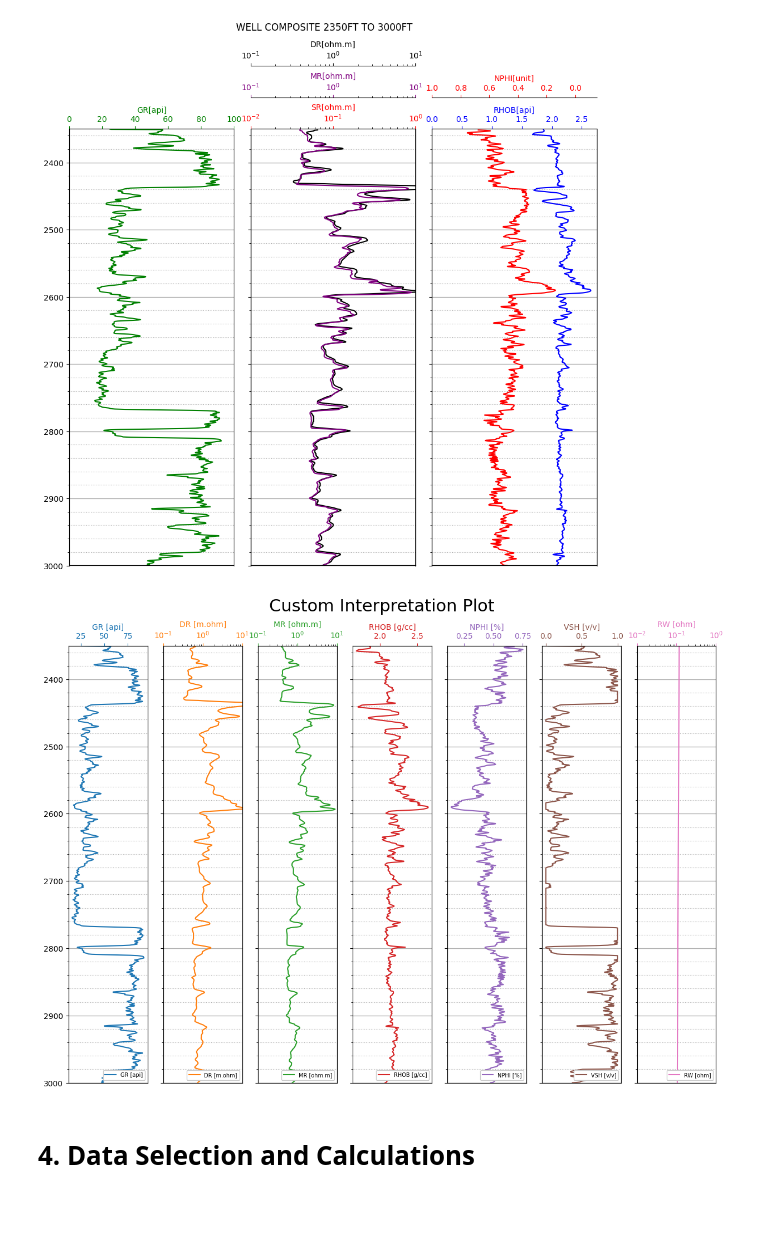
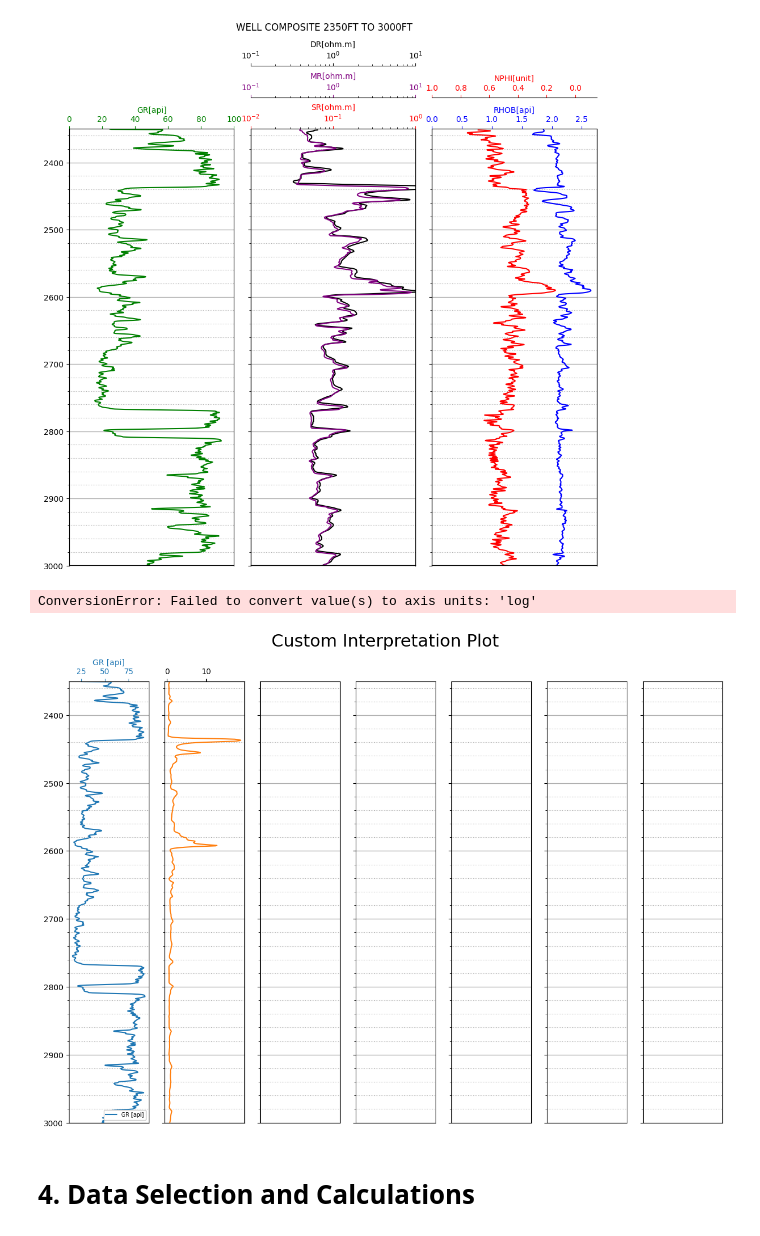
Before and after one commit to ARoyyanF/Basic-WellLog-Interpretation, a Jupyter notebook: notebooks/BWLI_clean.ipynb, the cells around one changed output. Drawn from its saved outputs; the diff is of its cells as text; code cells hidden in the pictures; blank space fills up the shorter version.

```diff
--- a/notebooks/BWLI_clean.ipynb
+++ b/notebooks/BWLI_clean.ipynb
@@ -153,12 +153,14 @@ combo_plot(
 # %%
 from src.data_vis.comboPlot import custom_plot
 
 custom_data = ["GR", "DR", "MR", "RHOB", "NPHI", "VSH", "RW"]
 units = ["api", "m.ohm", "ohm.m", "g/cc", "%", "v/v", "ohm"]
-
-custom_plot(data, depth_start, depth_end, custom_data, units)
+res_range = [0.1, 1]
+res_scale = "linear"
+custom_plot(data, depth_start, depth_end, custom_data, units, res_range, res_scale)
 # %% [output]
+ConversionError: Failed to convert value(s) to axis units: 'log'
-[figure, old version]
+[figure, new version]
 # %% [markdown]
 # **4. Data Selection and Calculations**
 # %%
```
Also changed, not shown: parts of 9 cells of this notebook, 1 other file.
